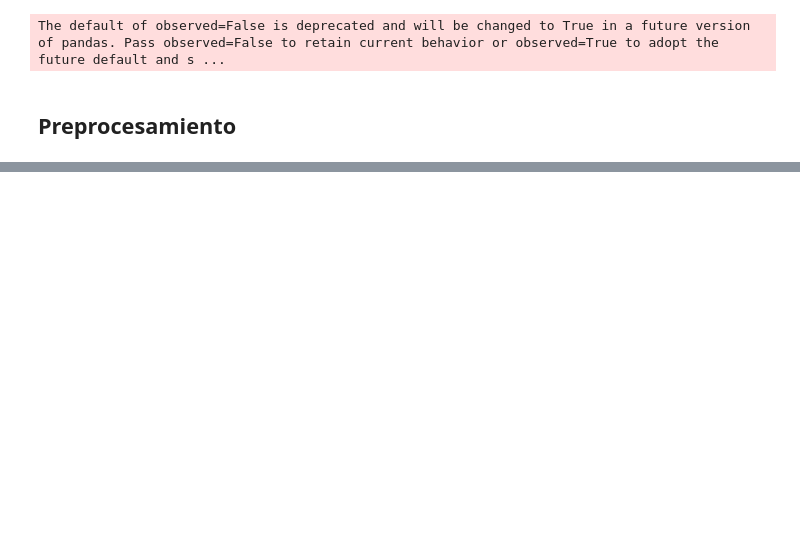
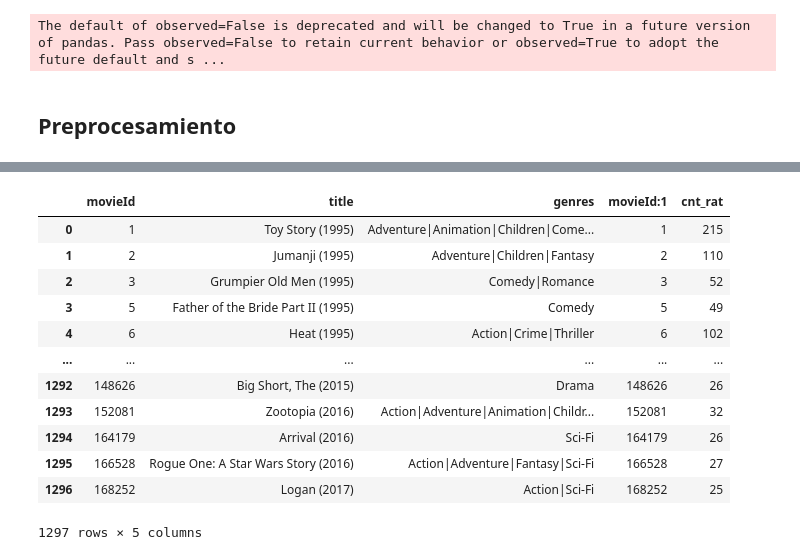
Before and after one commit to estebancardona1/ProyectoMarketing, a Jupyter notebook: b_exploracion_limpieza.ipynb, the cells around one changed output, grey strips where cells are left out. Saved outputs shown, nothing was run; the diff lists cells and outputs as text; code cells hidden in the pictures; blank space fills up the shorter version.

```diff
--- a/b_exploracion_limpieza.ipynb
+++ b/b_exploracion_limpieza.ipynb
@@ -509,0 +545,18 @@ OperationalError: near "a": syntax error
+# %%
+pd.read_sql('select count(*) movies_final', conn)
+movies_final =pd.read_sql('select * from  movies_final',conn)
+movies_final
+# %% [output]
+|  | movieId | title | genres | movieId:1 | cnt_rat |
+| 0 | 1 | Toy Story (1995) | Adventure|Animation|Children|Come... | 1 | 215 |
+| 1 | 2 | Jumanji (1995) | Adventure|Children|Fantasy | 2 | 110 |
+| 2 | 3 | Grumpier Old Men (1995) | Comedy|Romance | 3 | 52 |
+| 3 | 5 | Father of the Bride Part II (1995) | Comedy | 5 | 49 |
+| 4 | 6 | Heat (1995) | Action|Crime|Thriller | 6 | 102 |
+| ... | ... | ... | ... | ... | ... |
+| 1292 | 148626 | Big Short, The (2015) | Drama | 148626 | 26 |
+| 1293 | 152081 | Zootopia (2016) | Action|Adventure|Animation|Childr... | 152081 | 32 |
+| 1294 | 164179 | Arrival (2016) | Sci-Fi | 164179 | 26 |
+| 1295 | 166528 | Rogue One: A Star Wars Story (2016) | Action|Adventure|Fantasy|Sci-Fi | 166528 | 27 |
+| 1296 | 168252 | Logan (2017) | Action|Sci-Fi | 168252 | 25 |
+1297 rows × 5 columns
```
Also changed, not shown: parts of 12 cells of this notebook, 2 other files.
